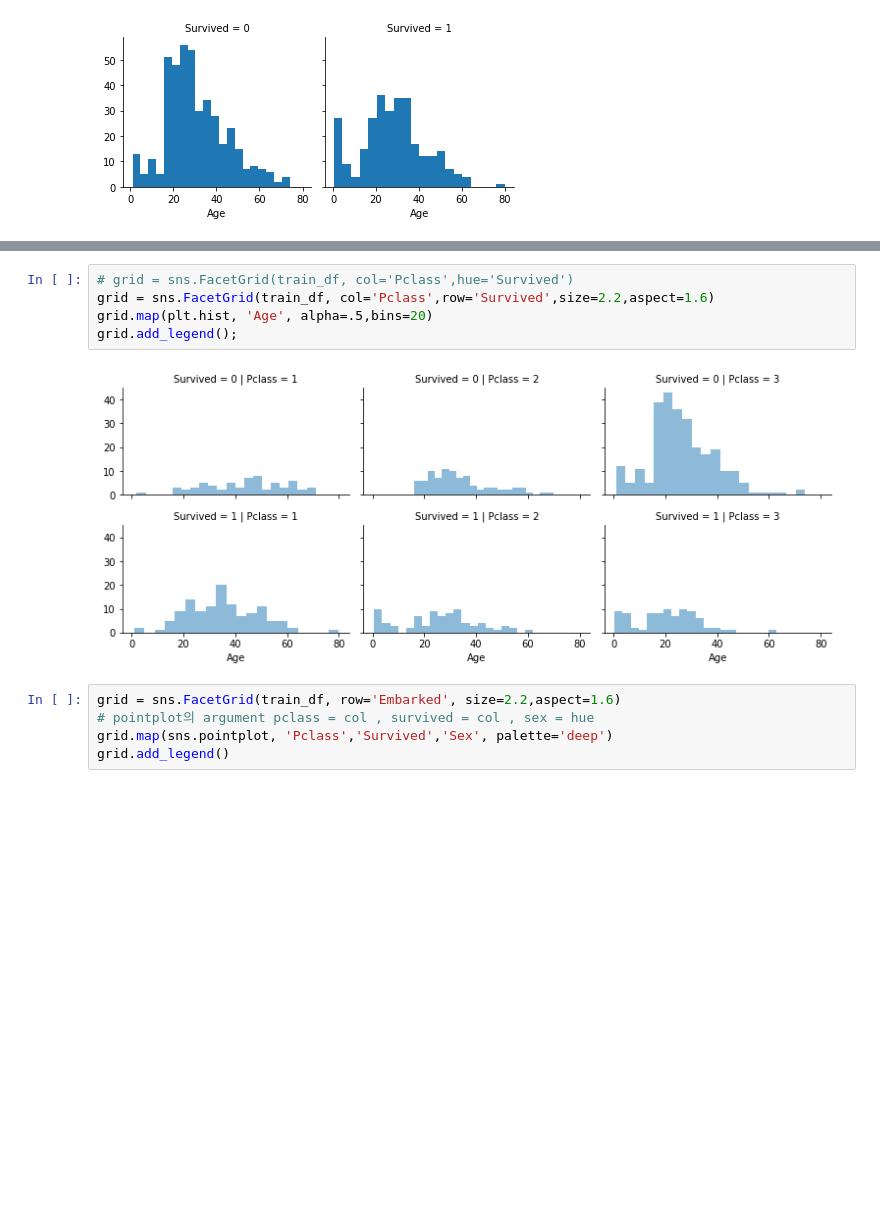
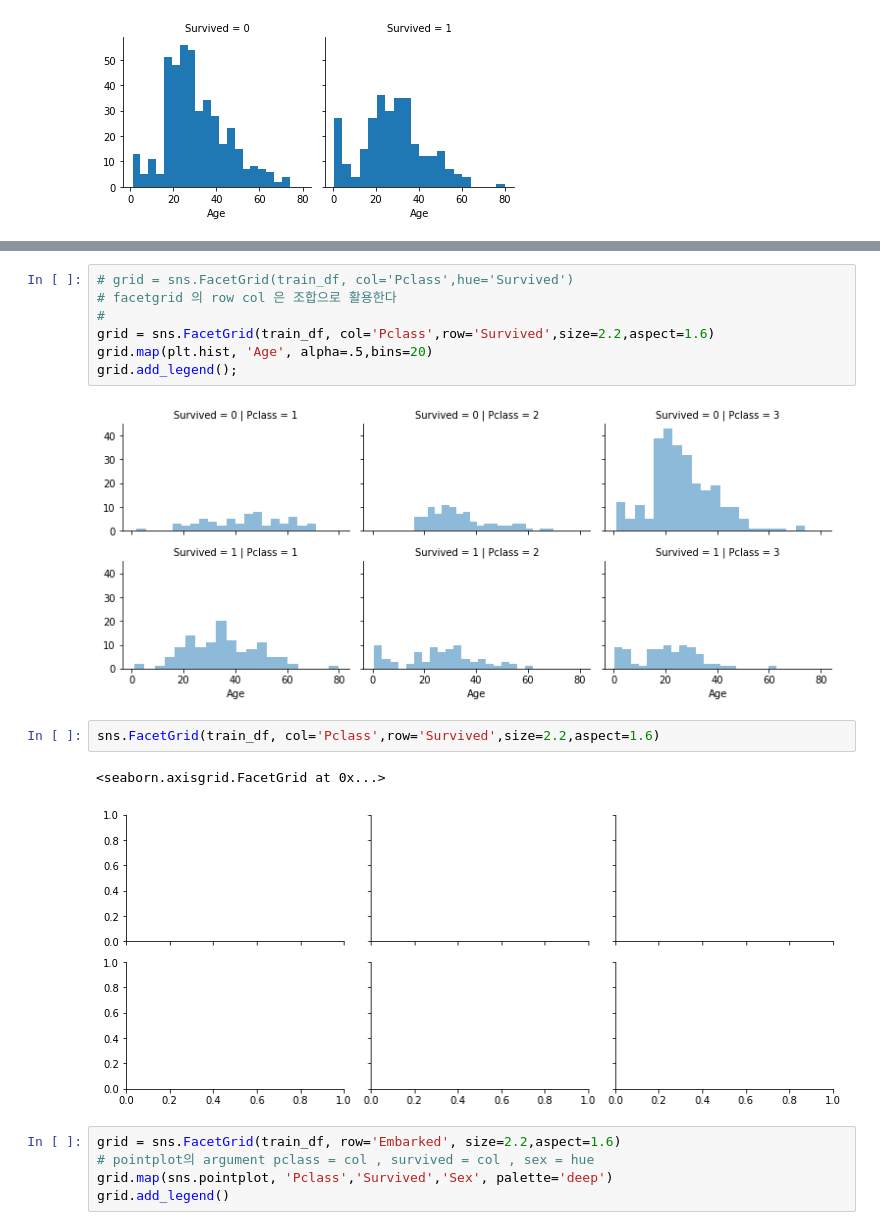
Before and after one commit to citizenofathens/Kaggle, a Jupyter notebook: titanic/copy_code.ipynb, the cells around one changed output, grey strips where cells are left out. Saved outputs shown, nothing was run; the diff lists cells and outputs as text; blank space fills up the shorter version.

```diff
--- a/titanic/copy_code.ipynb
+++ b/titanic/copy_code.ipynb
@@ -164,10 +469,17 @@ g.map(plt.hist, 'Age',bins=20)
 # %%
 # grid = sns.FacetGrid(train_df, col='Pclass',hue='Survived')
+# facetgrid 의 row col 은 조합으로 활용한다
+#
 grid = sns.FacetGrid(train_df, col='Pclass',row='Survived',size=2.2,aspect=1.6)
 grid.map(plt.hist, 'Age', alpha=.5,bins=20)
 grid.add_legend();
 # %% [output]
 [figure]
+# %%
+sns.FacetGrid(train_df, col='Pclass',row='Survived',size=2.2,aspect=1.6)
+# %% [output]
+<seaborn.axisgrid.FacetGrid at 0x...>
+[figure, added]
 # %%
 grid = sns.FacetGrid(train_df, row='Embarked', size=2.2,aspect=1.6)
 # pointplot의 argument pclass = col , survived = col , sex = hue
```
Also changed, not shown: parts of 90 cells of this notebook, 2 other files.
